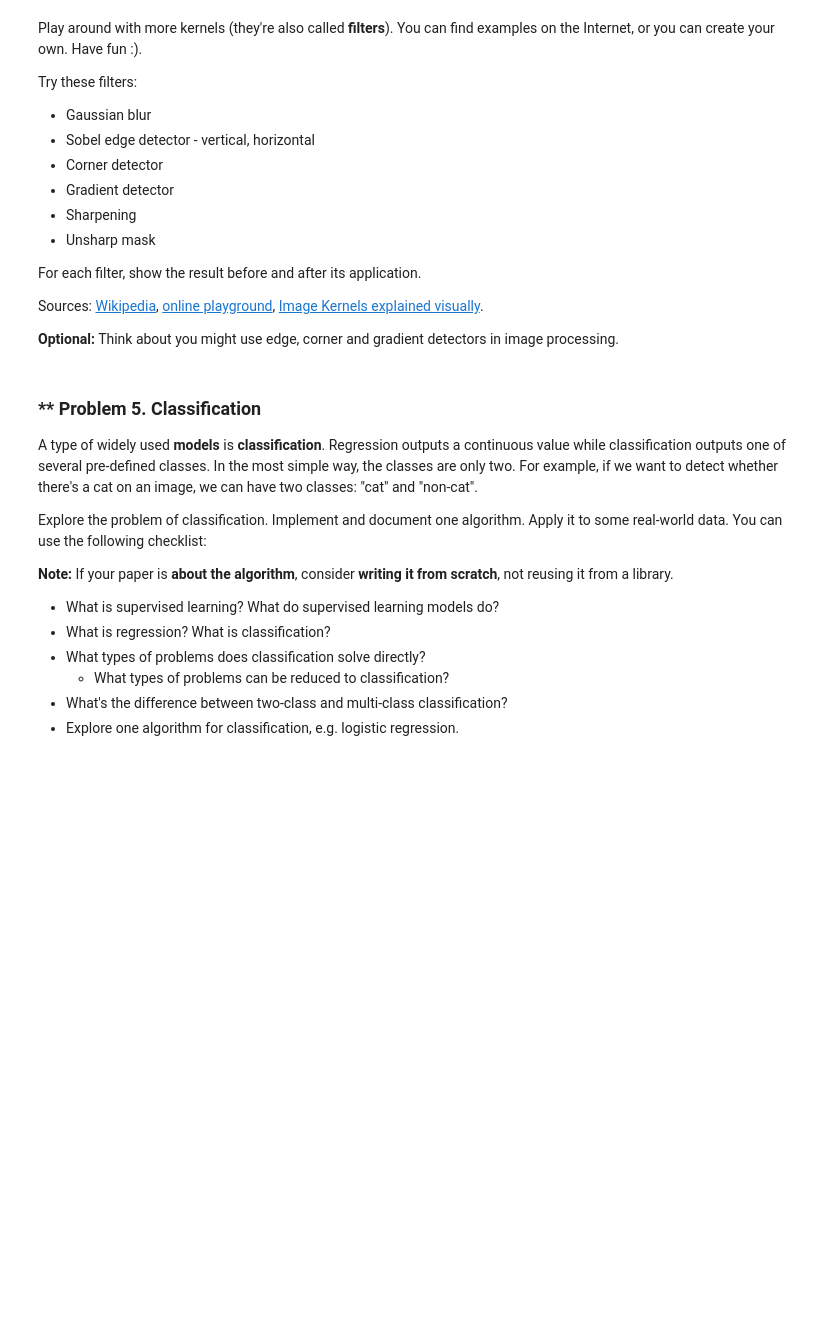
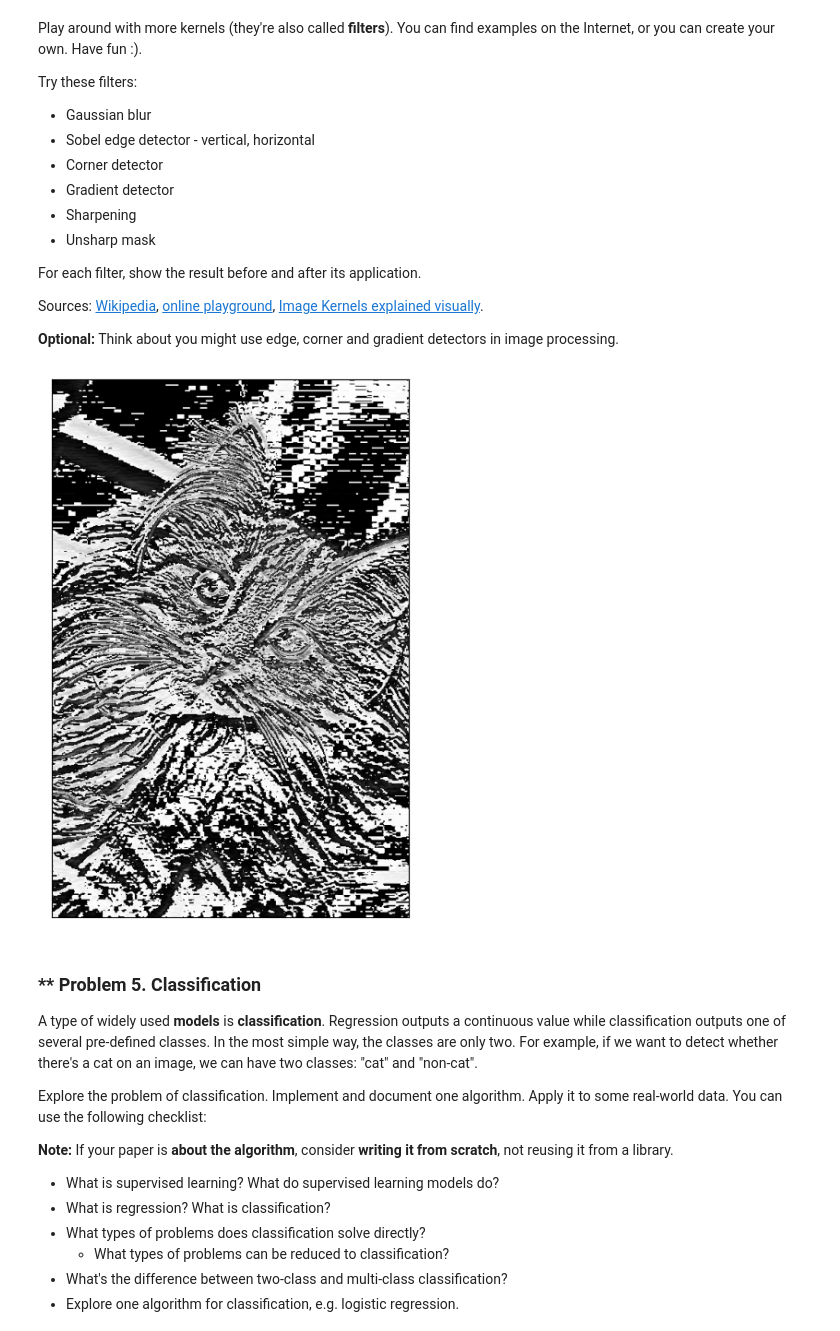
Before and after one commit to mstoychev/Math-Concepts-for-Developers, a Jupyter notebook: 7. Hypotesis Testing/Hypothesis Testing Exercise.ipynb, the cells around one changed output. Cells and saved outputs as stored; diff of their text form; code cells hidden in the pictures; blank space fills up the shorter version.

```diff
--- a/7. Hypotesis Testing/Hypothesis Testing Exercise.ipynb
+++ b/7. Hypotesis Testing/Hypothesis Testing Exercise.ipynb
@@ -406,3 +474,14 @@ Sources: <a href="https://en.wikipedia.org/wiki/Kernel_(image_processing)">Wikip
+# %%
+kernel_2 = [
+    [-1, -1, -1],
+    [0, 0, 0],
+    [1, 1, 1]
+]
+# %%
+result = scipy.ndimage.convolve(r, kernel_2)
+display(result)
+# %% [output]
+[figure, added]
 # %% [markdown]
 ### ** Problem 5. Classification
 A type of widely used **models** is **classification**. Regression outputs a continuous value while classification outputs one of several pre-defined classes. In the most simple way, the classes are only two. For example, if we want to detect whether there's a cat on an image, we can have two classes: "cat" and "non-cat".
```
Also changed, not shown: parts of 18 cells of this notebook.
